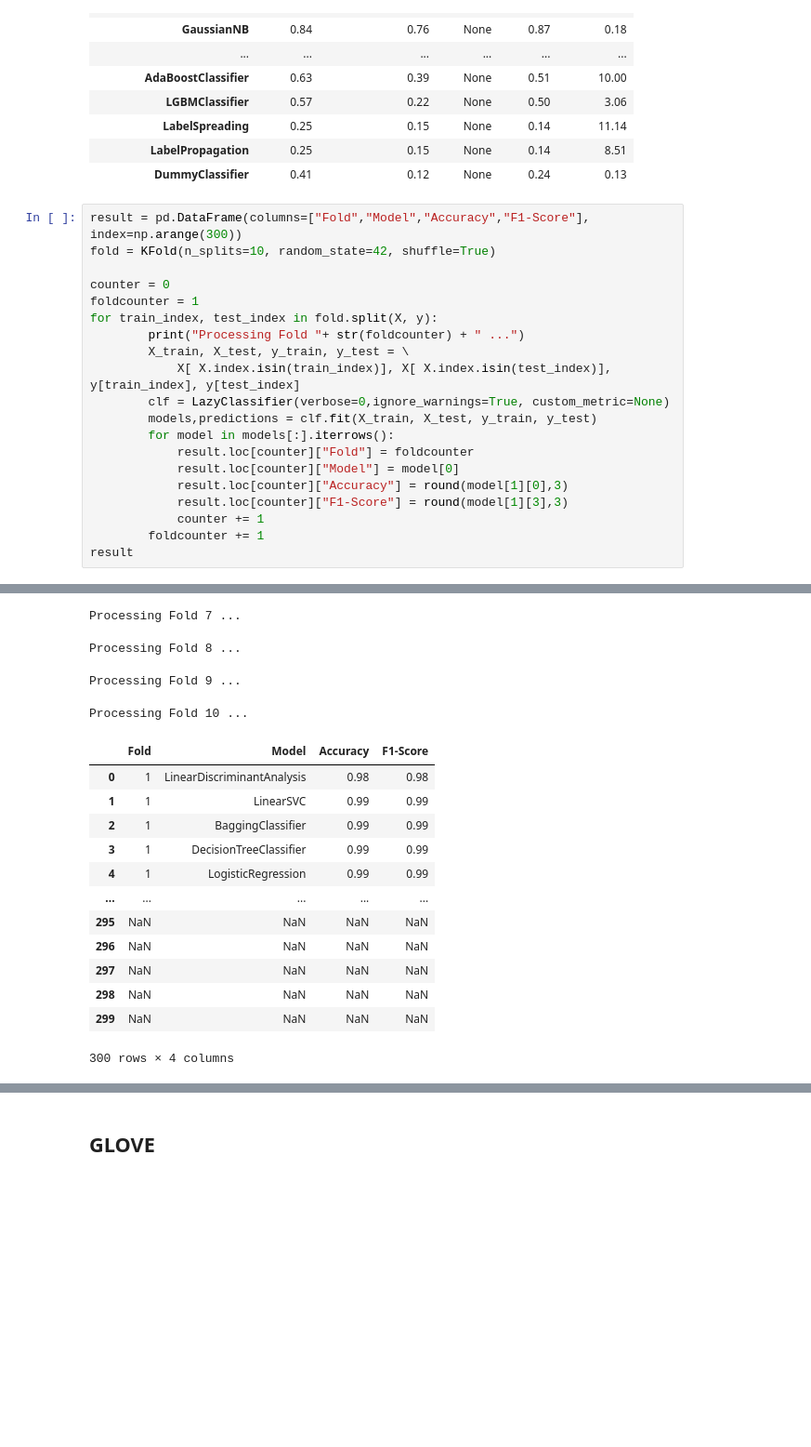
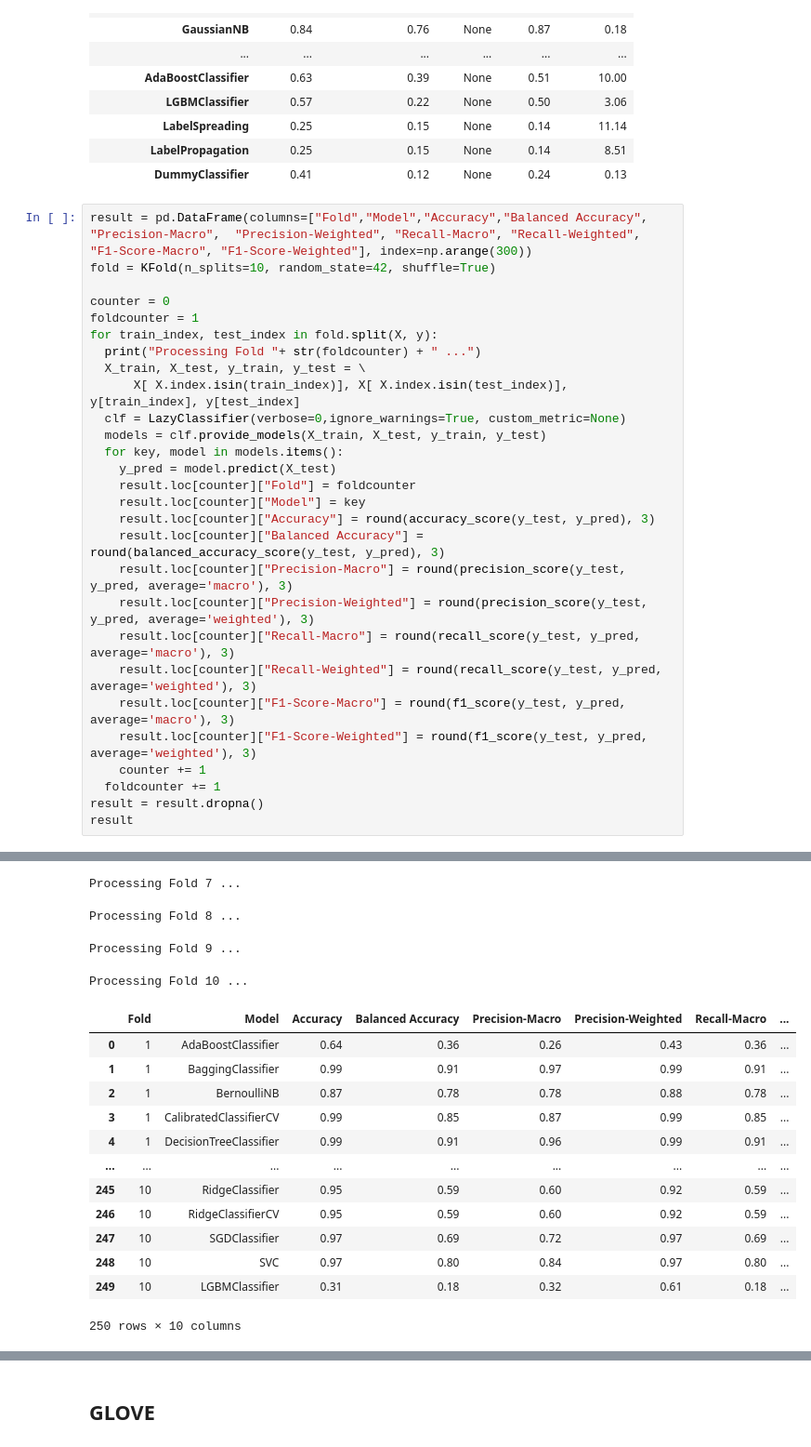
Before and after one commit to robertodr01/Ethical-NLP, a Jupyter notebook: lazy-classifier.ipynb, the cells around one changed output, grey strips where cells are left out. Shown: that part at 93% size. Saved outputs shown, nothing was run; the diff lists cells and outputs as text; blank space fills up the shorter version.

Commit message:
scored 10 Fold cross validation with accuracy, balanced accuracy, precision, recall, f1 macro and weighted

```diff
--- a/lazy-classifier.ipynb
+++ b/lazy-classifier.ipynb
@@ -110,46 +112,54 @@ models
 | LabelPropagation | 0.25 | 0.15 | None | 0.14 | 8.51 |
 | DummyClassifier | 0.41 | 0.12 | None | 0.24 | 0.13 |
 # %%
-result = pd.DataFrame(columns=["Fold","Model","Accuracy","F1-Score"], index=np.arange(300))
+result = pd.DataFrame(columns=["Fold","Model","Accuracy","Balanced Accuracy", "Precision-Macro",  "Precision-Weighted", "Recall-Macro", "Recall-Weighted", "F1-Score-Macro", "F1-Score-Weighted"], index=np.arange(300))
 fold = KFold(n_splits=10, random_state=42, shuffle=True)
 
 counter = 0
 foldcounter = 1
 for train_index, test_index in fold.split(X, y):
-        print("Processing Fold "+ str(foldcounter) + " ...")
-        X_train, X_test, y_train, y_test = \
-            X[ X.index.isin(train_index)], X[ X.index.isin(test_index)], y[train_index], y[test_index]
-        clf = LazyClassifier(verbose=0,ignore_warnings=True, custom_metric=None)
-        models,predictions = clf.fit(X_train, X_test, y_train, y_test)
-        for model in models[:].iterrows():
-            result.loc[counter]["Fold"] = foldcounter
-            result.loc[counter]["Model"] = model[0]
-            result.loc[counter]["Accuracy"] = round(model[1][0],3)
-            result.loc[counter]["F1-Score"] = round(model[1][3],3)
-            counter += 1
-        foldcounter += 1
+  print("Processing Fold "+ str(foldcounter) + " ...")
+  X_train, X_test, y_train, y_test = \
+      X[ X.index.isin(train_index)], X[ X.index.isin(test_index)], y[train_index], y[test_index]
+  clf = LazyClassifier(verbose=0,ignore_warnings=True, custom_metric=None)
+  models = clf.provide_models(X_train, X_test, y_train, y_test)
+  for key, model in models.items():
+    y_pred = model.predict(X_test)
+    result.loc[counter]["Fold"] = foldcounter
+    result.loc[counter]["Model"] = key
+    result.loc[counter]["Accuracy"] = round(accuracy_score(y_test, y_pred), 3)
+    result.loc[counter]["Balanced Accuracy"] = round(balanced_accuracy_score(y_test, y_pred), 3)
+    result.loc[counter]["Precision-Macro"] = round(precision_score(y_test, y_pred, average='macro'), 3)
+    result.loc[counter]["Precision-Weighted"] = round(precision_score(y_test, y_pred, average='weighted'), 3)
+    result.loc[counter]["Recall-Macro"] = round(recall_score(y_test, y_pred, average='macro'), 3)
+    result.loc[counter]["Recall-Weighted"] = round(recall_score(y_test, y_pred, average='weighted'), 3)
+    result.loc[counter]["F1-Score-Macro"] = round(f1_score(y_test, y_pred, average='macro'), 3)
+    result.loc[counter]["F1-Score-Weighted"] = round(f1_score(y_test, y_pred, average='weighted'), 3)
+    counter += 1
+  foldcounter += 1
+result = result.dropna()
 result
 # %% [output]
 Processing Fold 1 ...
 Processing Fold 2 ...
 Processing Fold 3 ...
 Processing Fold 4 ...
 Processing Fold 5 ...
 Processing Fold 6 ...
 Processing Fold 7 ...
 Processing Fold 8 ...
 Processing Fold 9 ...
 Processing Fold 10 ...
-|  | Fold | Model | Accuracy | F1-Score |
-| 0 | 1 | LinearDiscriminantAnalysis | 0.98 | 0.98 |
-| 1 | 1 | LinearSVC | 0.99 | 0.99 |
-| 2 | 1 | BaggingClassifier | 0.99 | 0.99 |
-| 3 | 1 | DecisionTreeClassifier | 0.99 | 0.99 |
-| 4 | 1 | LogisticRegression | 0.99 | 0.99 |
-| ... | ... | ... | ... | ... |
-| 295 | NaN | NaN | NaN | NaN |
-| 296 | NaN | NaN | NaN | NaN |
-| 297 | NaN | NaN | NaN | NaN |
-| 298 | NaN | NaN | NaN | NaN |
-| 299 | NaN | NaN | NaN | NaN |
+|  | Fold | Model | Accuracy | Balanced Accuracy | Precision-Macro | Precision-Weighted | Recall-Macro | ... |
+| 0 | 1 | AdaBoostClassifier | 0.64 | 0.36 | 0.26 | 0.43 | 0.36 | ... |
+| 1 | 1 | BaggingClassifier | 0.99 | 0.91 | 0.97 | 0.99 | 0.91 | ... |
+| 2 | 1 | BernoulliNB | 0.87 | 0.78 | 0.78 | 0.88 | 0.78 | ... |
+| 3 | 1 | CalibratedClassifierCV | 0.99 | 0.85 | 0.87 | 0.99 | 0.85 | ... |
+| 4 | 1 | DecisionTreeClassifier | 0.99 | 0.91 | 0.96 | 0.99 | 0.91 | ... |
+| ... | ... | ... | ... | ... | ... | ... | ... | ... |
+| 245 | 10 | RidgeClassifier | 0.95 | 0.59 | 0.60 | 0.92 | 0.59 | ... |
+| 246 | 10 | RidgeClassifierCV | 0.95 | 0.59 | 0.60 | 0.92 | 0.59 | ... |
+| 247 | 10 | SGDClassifier | 0.97 | 0.69 | 0.72 | 0.97 | 0.69 | ... |
+| 248 | 10 | SVC | 0.97 | 0.80 | 0.84 | 0.97 | 0.80 | ... |
+| 249 | 10 | LGBMClassifier | 0.31 | 0.18 | 0.32 | 0.61 | 0.18 | ... |
-300 rows × 4 columns
+250 rows × 10 columns
```
Also changed, not shown: parts of 16 cells of this notebook, 10 other files.
